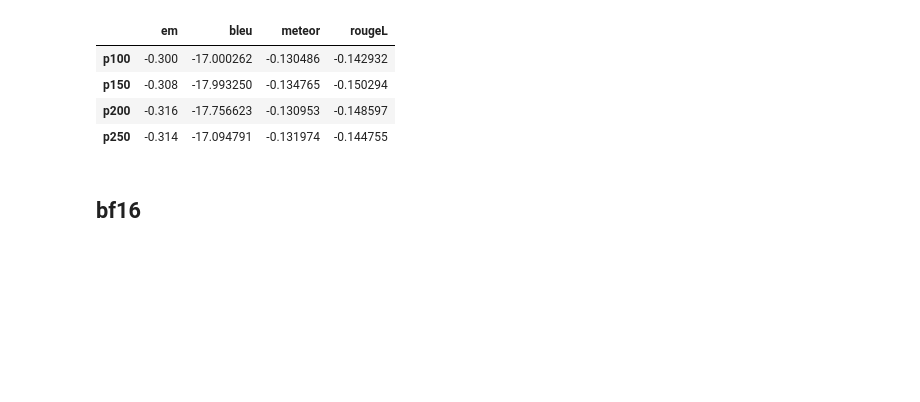
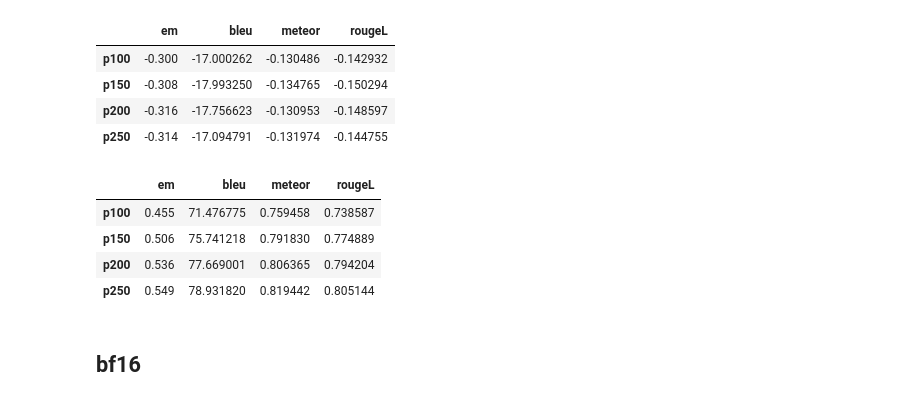
Before and after one commit to AISE-TUDelft/LLM4Code-memtune-ext, a Jupyter notebook: experiments/quantization/forgetting/results/results_forg.ipynb, the cells around one changed output. Saved outputs shown, nothing was run; the diff lists cells and outputs as text; code cells hidden in the pictures; blank space fills up the shorter version.

```diff
--- a/experiments/quantization/forgetting/results/results_forg.ipynb
+++ b/experiments/quantization/forgetting/results/results_forg.ipynb
@@ -333,6 +333,14 @@ plen_fp32_baseline
 | p150 | -0.308 | -17.993250 | -0.134765 | -0.150294 |
 | p200 | -0.316 | -17.756623 | -0.130953 | -0.148597 |
 | p250 | -0.314 | -17.094791 | -0.131974 | -0.144755 |
+# %%
+plen_fp32_ep0
+# %% [output]
+|  | em | bleu | meteor | rougeL |
+| p100 | 0.455 | 71.476775 | 0.759458 | 0.738587 |
+| p150 | 0.506 | 75.741218 | 0.791830 | 0.774889 |
+| p200 | 0.536 | 77.669001 | 0.806365 | 0.794204 |
+| p250 | 0.549 | 78.931820 | 0.819442 | 0.805144 |
 # %% [markdown]
 ## bf16
 # %%
```
Also changed, not shown: parts of 16 cells of this notebook, 12 other files.
